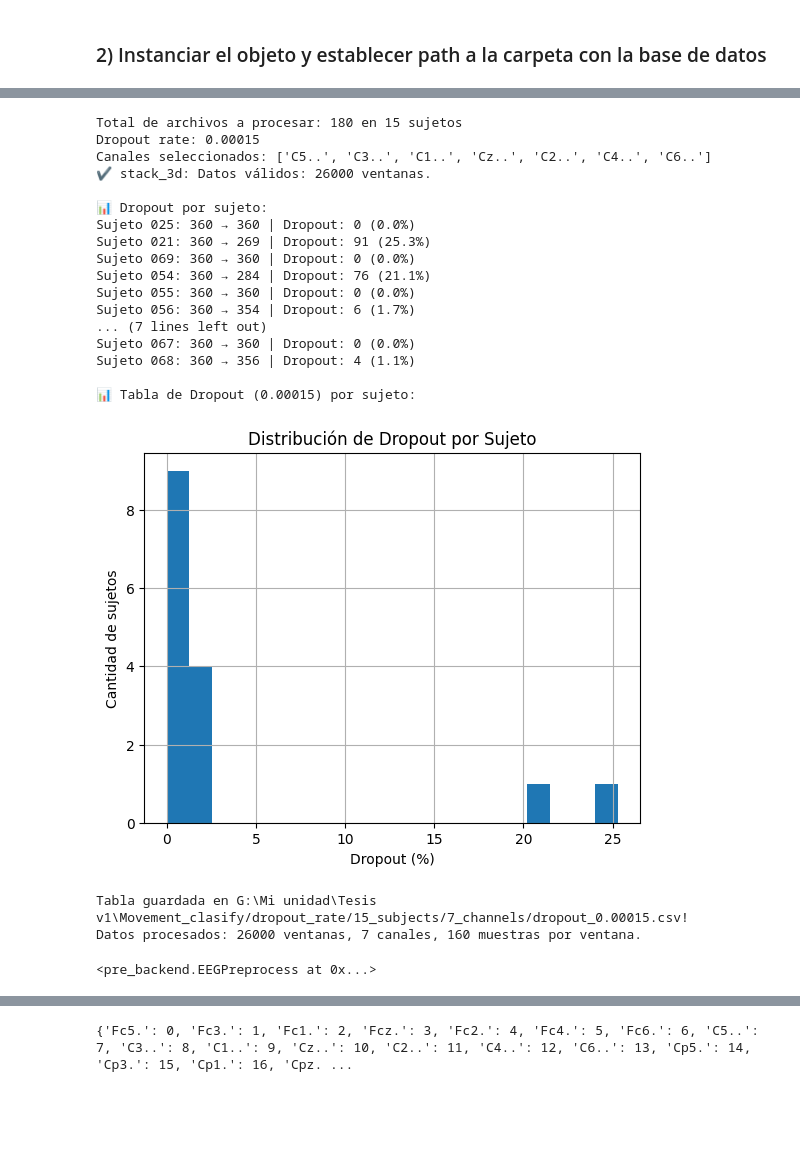
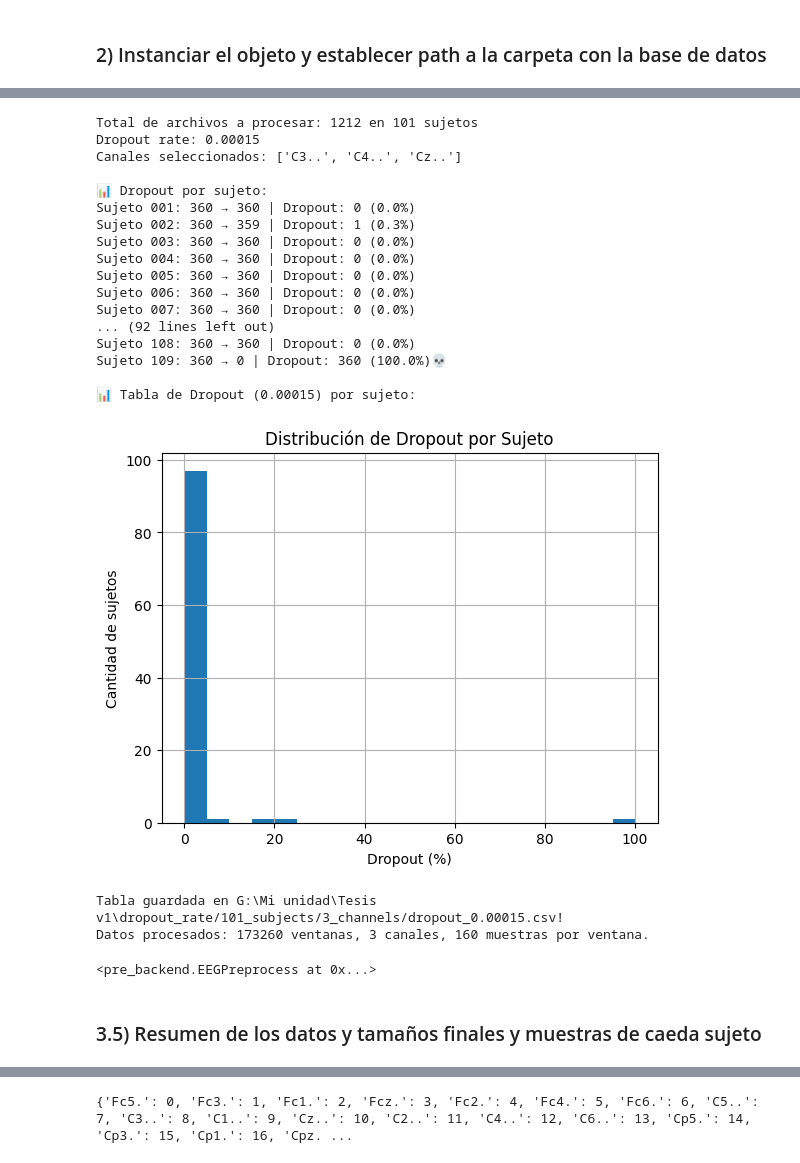
Before and after one commit to Alskat/Movement_clasify, a Jupyter notebook: notebooks/Procesamiento_DL.ipynb, the cells around one changed output, grey strips where cells are left out. Saved outputs shown, nothing was run; the diff lists cells and outputs as text; code cells hidden in the pictures; blank space fills up the shorter version.

```diff
--- a/notebooks/Procesamiento_DL.ipynb
+++ b/notebooks/Procesamiento_DL.ipynb
@@ -66,16 +87,9 @@ Ruta de trabajo actual: G:\Mi unidad\Tesis v1
 # %% [markdown]
 ### 2) Instanciar el objeto y establecer path a la carpeta con la base de datos
 # %%
-base = 'Movement_clasify/dataset_physionet/test'
 
-EEG = pr.EEGPreprocess(path = base)
-
-""" Dentro de la instanciación del objeto se pueden establecer parámetros como:
--Parámetros del filtrado
--Tamaños de la época
--Tamaño de la ventana de muestreo y solapamiento """
+""" Al cargar el objeto se hace toda la creación del dataset en formato numpy con sus respectivas clases
+Carga todo y lo deja directamente en un dataset crudo lisrto para examinar antes del preprocesamiento
+(Protip: pueden colocar show_channels = True para ver los canales antes de elegirlos) """
 
 dataset = EEG.load()
-"""" Al cargar el objeto se hace toda la creación del dataset en formato numpy con sus respectivas clases
-Carga todo y lo deja directamente en un dataset crudo lisrto para examinar antes del preprocesamiento
-(Protip: pueden colocar show_channels = True para ver los canales antes de elegirlos) """
@@ -82,37 +106,49 @@ Carga todo y lo deja directamente en un dataset crudo lisrto para examinar antes
 # %%
-channels = ['C5..', 'C3..', 'C1..', 'Cz..', 'C2..', 'C4..', 'C6..']
-mov = [
+""" Elegimos los canales que queremos usar para el preprocesamiento, se pueden elegir directamente pero acá hay algunso presets
+Es importante elegir sólo los necesarios dado que el dropout puede ser afectado por canales no relevantes """
+
+channels_7 = ['C5..', 'C3..', 'C1..', 'Cz..', 'C2..', 'C4..', 'C6..']
+channels_15 = [
 
     'Fc1.','Fc2.','Fc3.','Fc4.',#Corteza froto-centrañ
     'C3..','C4..','Cz..', #Corteza central
     'Cp1.','Cp2.','Cp3.','Cp4.', #Corteza centro-parietal
     'C1..', 'C2..', 'C5..', 'C6..'  #Canales cercanos a C3 y C4
 ]
-cor_channels = ['C3..','C4..','Cz..']
+channels_3 = ['C3..','C4..','Cz..']
 
-EEG.build(dataset, show_dropouts=1, dropout_rate = 150e-6, channels = channels)
+""" El preprocesamiento completo se hace con el método build, el cual preprocesa, filtra, dropea y apilar las señales en una matriz gigante lista para entrenar
+
+Parámetros:
+-show_dropouts: Muestra los dropouts de cada señal, 1: un resumen por sujeto y 2: un resumen por cada época
+-dropout_rate: Tasa de dropout, se recomienda entre 100e-6 y 200e-6 para este tipo de datos, pero se pueden probar otras tasas
+-save_df: guarda los datos del dropout en un dataframe para su posterior análisis"""
+
+EEG.build(dataset, show_dropouts=1, dropout_rate = 150e-6, channels = channels_3)
 # %% [output]
-Total de archivos a procesar: 180 en 15 sujetos
+Total de archivos a procesar: 1212 en 101 sujetos
 Dropout rate: 0.00015
-Canales seleccionados: ['C5..', 'C3..', 'C1..', 'Cz..', 'C2..', 'C4..', 'C6..']
-✔️ stack_3d: Datos válidos: 26000 ventanas.
+Canales seleccionados: ['C3..', 'C4..', 'Cz..']
 
 📊 Dropout por sujeto:
-Sujeto 025: 360 → 360 | Dropout: 0 (0.0%)
-Sujeto 021: 360 → 269 | Dropout: 91 (25.3%)
-Sujeto 069: 360 → 360 | Dropout: 0 (0.0%)
-Sujeto 054: 360 → 284 | Dropout: 76 (21.1%)
-Sujeto 055: 360 → 360 | Dropout: 0 (0.0%)
-Sujeto 056: 360 → 354 | Dropout: 6 (1.7%)
-... (7 lines left out)
-Sujeto 067: 360 → 360 | Dropout: 0 (0.0%)
-Sujeto 068: 360 → 356 | Dropout: 4 (1.1%)
+Sujeto 001: 360 → 360 | Dropout: 0 (0.0%)
+Sujeto 002: 360 → 359 | Dropout: 1 (0.3%)
+Sujeto 003: 360 → 360 | Dropout: 0 (0.0%)
+Sujeto 004: 360 → 360 | Dropout: 0 (0.0%)
+Sujeto 005: 360 → 360 | Dropout: 0 (0.0%)
+Sujeto 006: 360 → 360 | Dropout: 0 (0.0%)
+Sujeto 007: 360 → 360 | Dropout: 0 (0.0%)
+... (92 lines left out)
+Sujeto 108: 360 → 360 | Dropout: 0 (0.0%)
+Sujeto 109: 360 → 0 | Dropout: 360 (100.0%)💀
 
 📊 Tabla de Dropout (0.00015) por sujeto:
-[figure, old version]
+[figure, new version]
-Tabla guardada en G:\Mi unidad\Tesis v1\Movement_clasify/dropout_rate/15_subjects/7_channels/dropout_0.00015.csv!
-Datos procesados: 26000 ventanas, 7 canales, 160 muestras por ventana.
+Tabla guardada en G:\Mi unidad\Tesis v1\dropout_rate/101_subjects/3_channels/dropout_0.00015.csv!
+Datos procesados: 173260 ventanas, 3 canales, 160 muestras por ventana.
 <pre_backend.EEGPreprocess at 0x...>
+# %% [markdown]
+### 3.5) Resumen de los datos y tamaños finales y muestras de caeda sujeto
 # %%
 EEG.resume()
 # %% [output]
```
Also changed, not shown: parts of 7 cells of this notebook, 5 other files.
